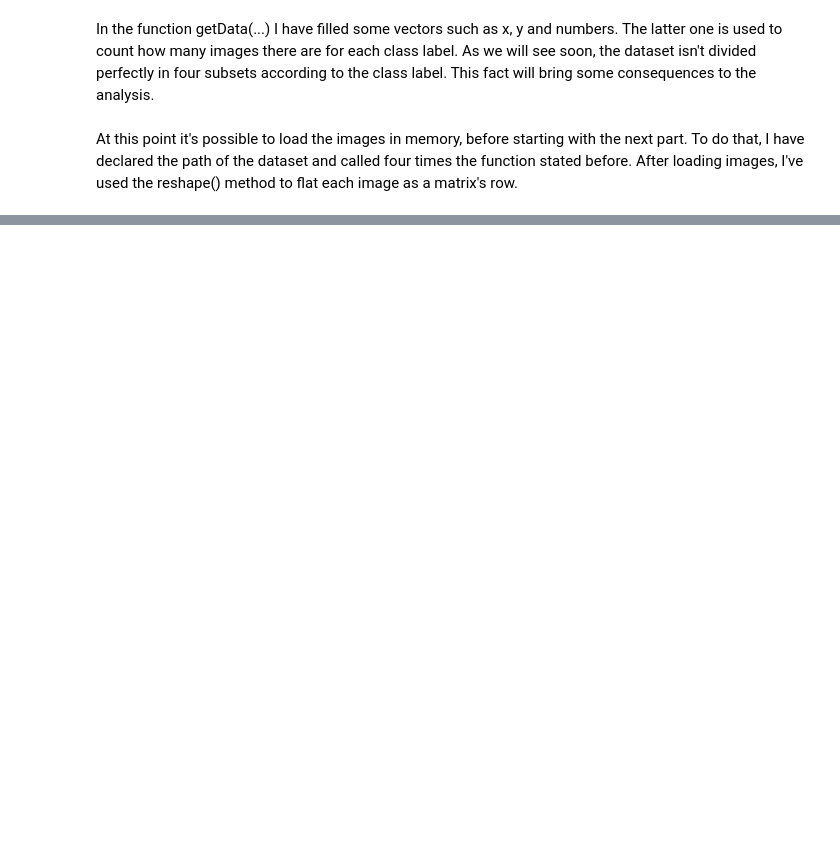
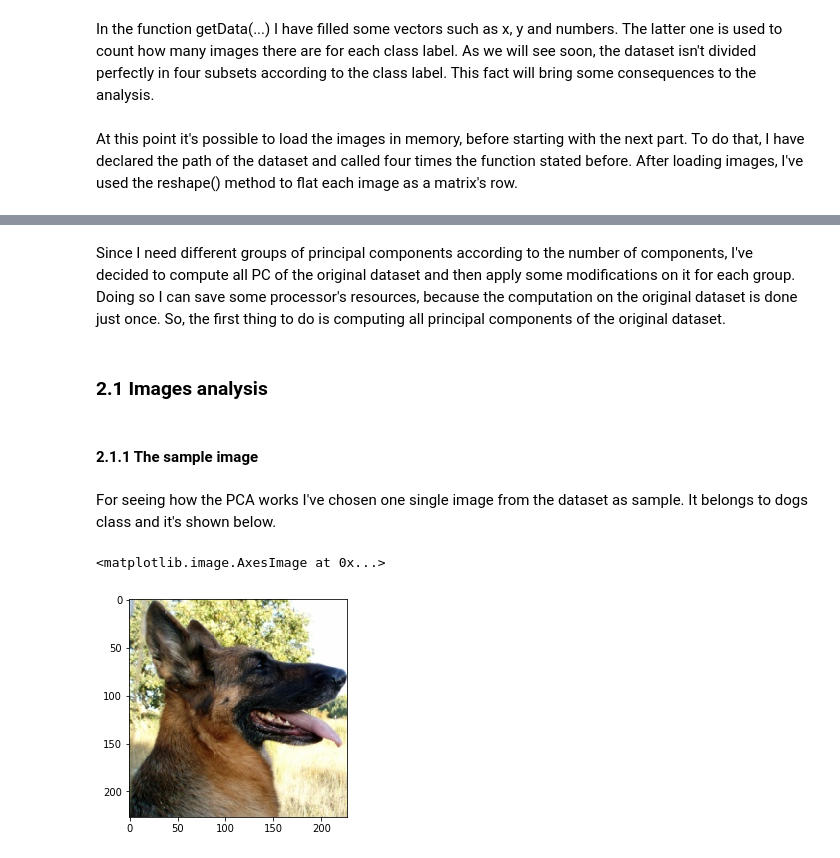
Before and after one commit to Marlowess/ML_AI_HW_1, a Jupyter notebook: homework1_notebook.ipynb, the cells around one changed output, grey strips where cells are left out. Saved outputs shown, nothing was run; the diff lists cells and outputs as text; code cells hidden in the pictures; blank space fills up the shorter version.

```diff
--- a/homework1_notebook.ipynb
+++ b/homework1_notebook.ipynb
@@ -78,0 +119,3 @@ x_r = scaler.fit_transform(x_r)
+# %% [markdown]
+Since I need different groups of principal components according to the number of components, I've decided to compute all PC of the original dataset and then apply some modifications on it for each group. Doing so I can save some processor's resources, because the computation on the original dataset is done just once.
+So, the first thing to do is computing all principal components of the original dataset.
@@ -78,0 +126,16 @@ x_r = scaler.fit_transform(x_r)
+# %% [markdown]
+### 2.1 Images analysis
+# %% [markdown]
+#### 2.1.1 The sample image
+# %% [markdown]
+For seeing how the PCA works I've chosen one single image from the dataset as sample.
+It belongs to dogs class and it's shown below.
+# %%
+original_image = x_r[99]
+original_image = scaler.inverse_transform(original_image)
+img = np.reshape(original_image, (227,227,3))
+img = Image.fromarray(img.astype('uint8'))
+plt.imshow(img)
+# %% [output]
+<matplotlib.image.AxesImage at 0x...>
+[figure, added]
```
Also changed, not shown: parts of 39 cells of this notebook, 1 other file.
